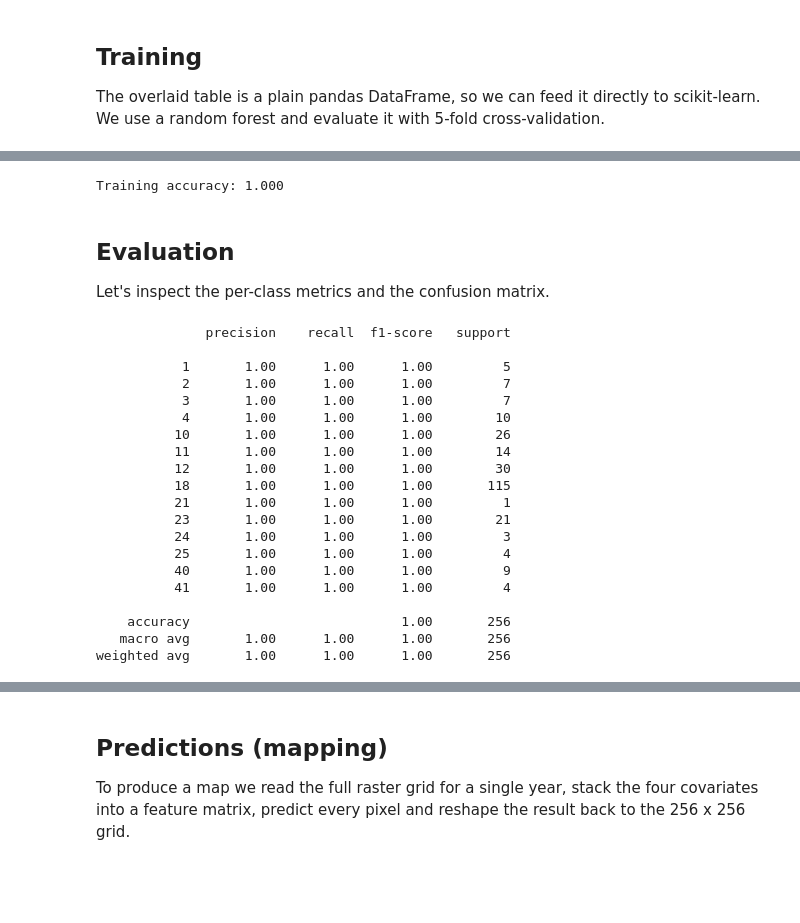
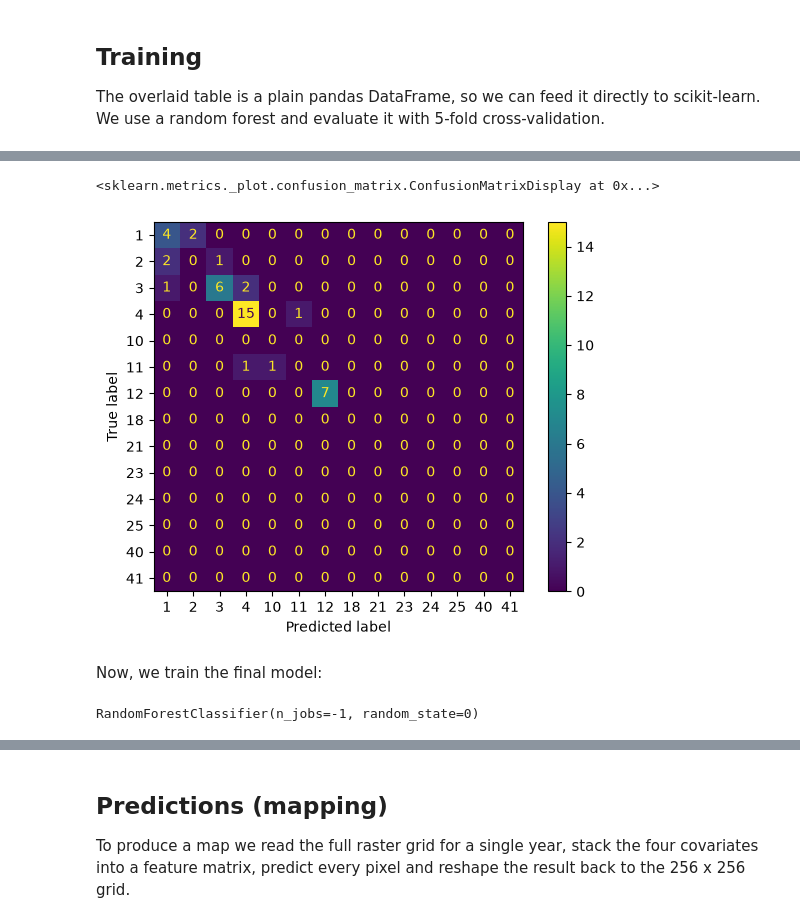
Before and after one commit to openlandmap/scikit-map, a Jupyter notebook: docs/notebooks/03_landcover_mapping.ipynb, the cells around one changed output, grey strips where cells are left out. Drawn from its saved outputs; the diff is of its cells as text; code cells hidden in the pictures; blank space fills up the shorter version.

```diff
--- a/docs/notebooks/03_landcover_mapping.ipynb
+++ b/docs/notebooks/03_landcover_mapping.ipynb
@@ -123,0 +108,17 @@ rdata.get_groups()
+# %%
+# lazy RasterData: paths only, no .read() -- overlay samples from files
+rdata = RasterData(raster_files, backend='cpp')
+rdata.info["name"] = [n for g in raster_files for n in band_names[g]]
+
+# Populate date columns so filter_date can select temporal layers per year;
+# static (common) layers keep None dates and are always included.
+starts, ends = [], []
+for g in raster_files:
+    for _ in raster_files[g]:
+        if g == "common":
+            starts.append(None); ends.append(None)
+        else:
+            starts.append(pd.Timestamp(f"{g}-01-01")); ends.append(pd.Timestamp(f"{g}-12-31"))
+rdata.info["start_date"] = pd.to_datetime(starts)
+rdata.info["end_date"] = pd.to_datetime(ends)
+rdata.get_groups()
@@ -193,0 +183,5 @@ Cross-validated accuracy: 0.707 +/- 0.014
+# %%
+y_pred = cross_val_predict(clf, X, y, cv=5)
+
+print("Cross-validated classification report")
+print(classification_report(y, y_pred))
@@ -194,34 +206,13 @@ Cross-validated accuracy: 0.707 +/- 0.014
+# %%
+from sklearn.metrics import confusion_matrix, ConfusionMatrixDisplay
+cm = confusion_matrix(y, y_pred, labels=le.classes_)
+ConfusionMatrixDisplay(confusion_matrix=cm, display_labels=le.classes_).plot()
+# %% [output]
+<sklearn.metrics._plot.confusion_matrix.ConfusionMatrixDisplay at 0x...>
+[figure, added]
+# %% [markdown]
+Now, we train the final model:
 # %%
 clf.fit(X, y)
-print(f"Training accuracy: {clf.score(X, y):.3f}")
 # %% [output]
-Training accuracy: 1.000
+RandomForestClassifier(n_jobs=-1, random_state=0)
-# %% [markdown]
-## Evaluation
-
-Let's inspect the per-class metrics and the confusion matrix.
-# %%
-from sklearn.metrics import classification_report
-
-print(classification_report(y, clf.predict(X), zero_division=0))
-# %% [output]
-              precision    recall  f1-score   support
-
-           1       1.00      1.00      1.00         5
-           2       1.00      1.00      1.00         7
-           3       1.00      1.00      1.00         7
-           4       1.00      1.00      1.00        10
-          10       1.00      1.00      1.00        26
-          11       1.00      1.00      1.00        14
-          12       1.00      1.00      1.00        30
-          18       1.00      1.00      1.00       115
-          21       1.00      1.00      1.00         1
-          23       1.00      1.00      1.00        21
-          24       1.00      1.00      1.00         3
-          25       1.00      1.00      1.00         4
-          40       1.00      1.00      1.00         9
-          41       1.00      1.00      1.00         4
-
-    accuracy                           1.00       256
-   macro avg       1.00      1.00      1.00       256
-weighted avg       1.00      1.00      1.00       256
```
Also changed, not shown: parts of 14 cells of this notebook.
